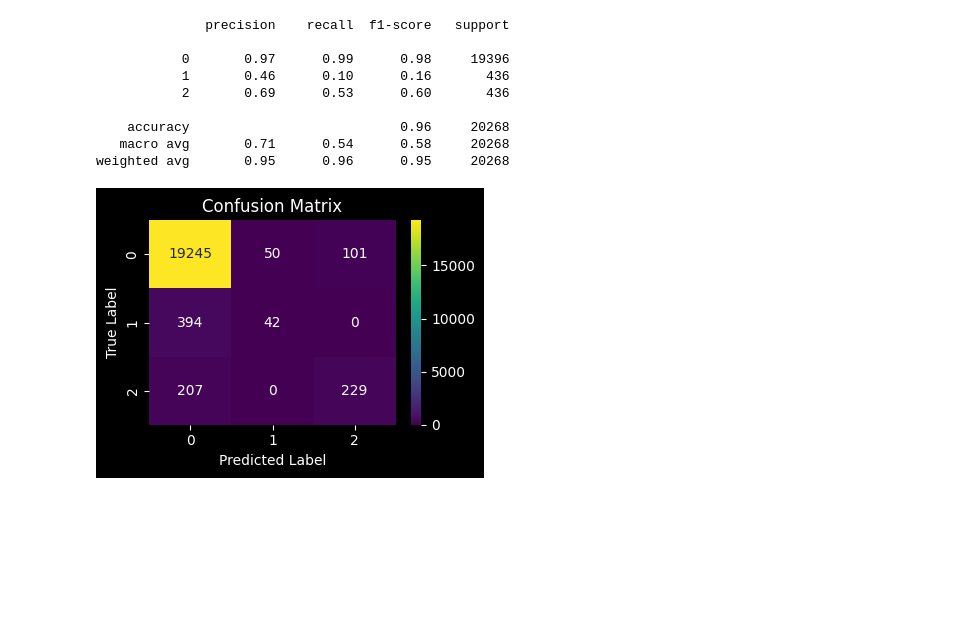
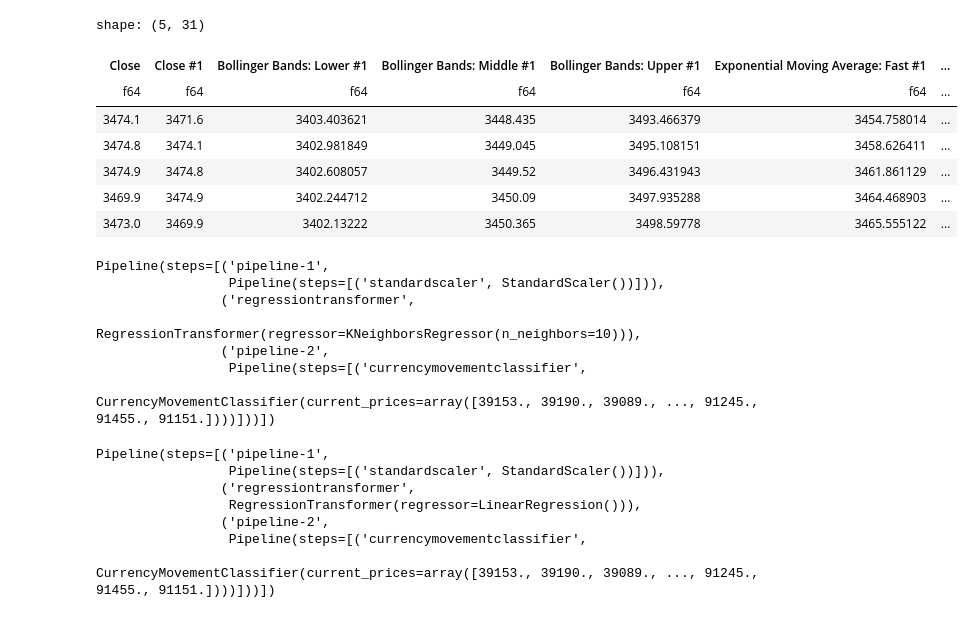
Before and after one commit to vanesterik/fart, a Jupyter notebook: notebooks/2.0-kve-predictive-modelling.ipynb, the cells around one changed output. Drawn from its saved outputs; the diff is of its cells as text; code cells hidden in the pictures; blank space fills up the shorter version.

Commit message:
research: add second predictive modelling notebook

```diff
--- a/notebooks/2.0-kve-predictive-modelling.ipynb
+++ b/notebooks/2.0-kve-predictive-modelling.ipynb
@@ -106,25 +38,0 @@ weighted avg       0.95      0.96      0.96     20268
-# %%
-# Histogram-based Gradient Boosting Classifier
-from sklearn.ensemble import HistGradientBoostingClassifier
-
-# Define pipeline and fit model
-pipeline = make_pipeline(StandardScaler(), HistGradientBoostingClassifier())
-pipeline.fit(X_train, y_train)
-
-# Predict on test set
-y_pred = pipeline.predict(X_test)
-
-# Print classification report and confusion matrix
-print(classification_report(y_test, y_pred, zero_division=1))
-plot_confusion_matrix(y_test, y_pred)
-# %% [output]
-              precision    recall  f1-score   support
-
-           0       0.97      0.99      0.98     19396
-           1       0.46      0.10      0.16       436
-           2       0.69      0.53      0.60       436
-
-    accuracy                           0.96     20268
-   macro avg       0.71      0.54      0.58     20268
-weighted avg       0.95      0.96      0.95     20268
-[figure, removed]
@@ -134,0 +66,32 @@ weighted avg       0.95      0.96      0.95     20268
+# %%
+columns = [
+    BBANDS_LOWER,
+    BBANDS_MIDDLE,
+    BBANDS_UPPER,
+    EMA_FAST,
+    EMA_SLOW,
+    HIGH,
+    LOW,
+    MACD_HISTOGRAM,
+    MACD_SIGNAL,
+    MACD,
+    OPEN,
+    RSI,
+    TIMESTAMP,
+    VOLUME,
+]
+
+for column in columns:
+    if column in df.columns:
+        df = df.drop(column)
+
+df.head()
+# %% [output]
+shape: (5, 31)
+| Close | Close #1 | Bollinger Bands: Lower #1 | Bollinger Bands: Middle #1 | Bollinger Bands: Upper #1 | Exponential Moving Average: Fast #1 | ... |
+| f64 | f64 | f64 | f64 | f64 | f64 | ... |
+| 3474.1 | 3471.6 | 3403.403621 | 3448.435 | 3493.466379 | 3454.758014 | ... |
+| 3474.8 | 3474.1 | 3402.981849 | 3449.045 | 3495.108151 | 3458.626411 | ... |
+| 3474.9 | 3474.8 | 3402.608057 | 3449.52 | 3496.431943 | 3461.861129 | ... |
+| 3469.9 | 3474.9 | 3402.244712 | 3450.09 | 3497.935288 | 3464.468903 | ... |
+| 3473.0 | 3469.9 | 3402.13222 | 3450.365 | 3498.59778 | 3465.555122 | ... |
@@ -134,0 +139,22 @@ weighted avg       0.95      0.96      0.95     20268
+# %%
+knn_regressor = make_pipeline(preprocessor, RegressionTransformer(KNeighborsRegressor(n_neighbors=10)), postprocessor)
+knn_regressor.fit(X_train, y_train)
+# %% [output]
+Pipeline(steps=[('pipeline-1',
+                 Pipeline(steps=[('standardscaler', StandardScaler())])),
+                ('regressiontransformer',
+                 RegressionTransformer(regressor=KNeighborsRegressor(n_neighbors=10))),
+                ('pipeline-2',
+                 Pipeline(steps=[('currencymovementclassifier',
+                                  CurrencyMovementClassifier(current_prices=array([39153., 39190., 39089., ..., 91245., 91455., 91151.])))]))])
+# %%
+linear_regressor = make_pipeline(preprocessor, RegressionTransformer(LinearRegression()), postprocessor)
+linear_regressor.fit(X_train, y_train)
+# %% [output]
+Pipeline(steps=[('pipeline-1',
+                 Pipeline(steps=[('standardscaler', StandardScaler())])),
+                ('regressiontransformer',
+                 RegressionTransformer(regressor=LinearRegression())),
+                ('pipeline-2',
+                 Pipeline(steps=[('currencymovementclassifier',
+                                  CurrencyMovementClassifier(current_prices=array([39153., 39190., 39089., ..., 91245., 91455., 91151.])))]))])
```
Also changed, not shown: parts of 26 cells of this notebook, 13 other files.
